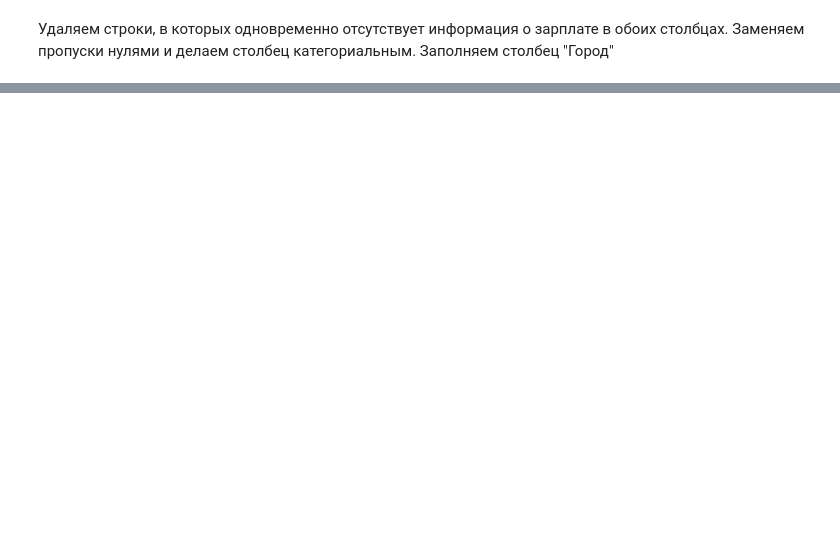
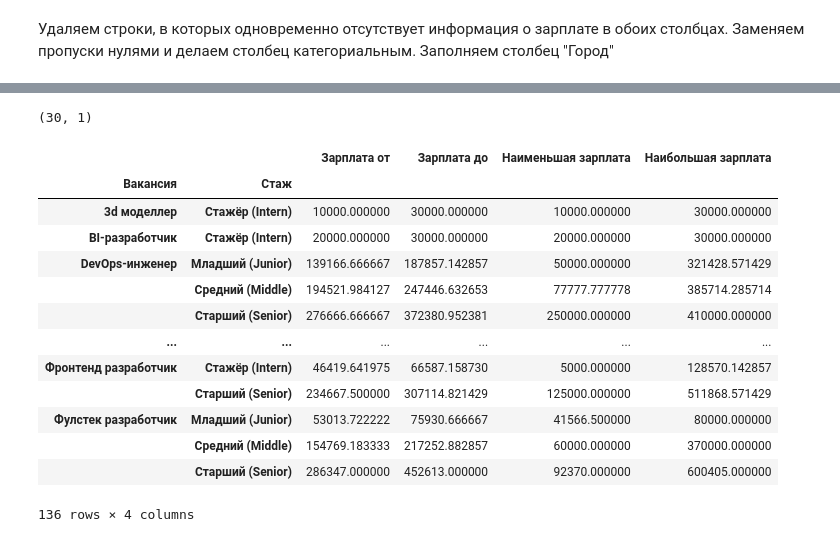
Before and after one commit to LadHrAnalytics/ML_HR, a Jupyter notebook: Notebooks/Habr_cleaning.ipynb, the cells around one changed output, grey strips where cells are left out. Drawn from its saved outputs; the diff is of its cells as text; code cells hidden in the pictures; blank space fills up the shorter version.

```diff
--- a/Notebooks/Habr_cleaning.ipynb
+++ b/Notebooks/Habr_cleaning.ipynb
@@ -137,0 +286,3 @@ df_prep = preprocessing_data(df_original)
+# %%
+df_analysis_uniq_exp = df_prep.groupby(['Вакансия'])['Стаж'].agg(['unique'])
+df_analysis_uniq_exp
@@ -137,0 +304,22 @@ df_prep = preprocessing_data(df_original)
+# %%
+filtered_df = df_analysis_uniq_exp[df_analysis_uniq_exp.apply(lambda x : len(x['unique']) <= 1, axis=1)]
+filtered_df
+# %% [output]
+(30, 1)
+# %%
+filtered_df.shape
+# %% [output]
+|  |  | Зарплата от | Зарплата до | Наименьшая зарплата | Наибольшая зарплата |
+| Вакансия | Стаж |  |  |  |  |
+| 3d моделлер | Стажёр (Intern) | 10000.000000 | 30000.000000 | 10000.000000 | 30000.000000 |
+| BI-разработчик | Стажёр (Intern) | 20000.000000 | 30000.000000 | 20000.000000 | 30000.000000 |
+| DevOps-инженер | Младший (Junior) | 139166.666667 | 187857.142857 | 50000.000000 | 321428.571429 |
+|  | Средний (Middle) | 194521.984127 | 247446.632653 | 77777.777778 | 385714.285714 |
+|  | Старший (Senior) | 276666.666667 | 372380.952381 | 250000.000000 | 410000.000000 |
+| ... | ... | ... | ... | ... | ... |
+| Фронтенд разработчик | Стажёр (Intern) | 46419.641975 | 66587.158730 | 5000.000000 | 128570.142857 |
+|  | Старший (Senior) | 234667.500000 | 307114.821429 | 125000.000000 | 511868.571429 |
+| Фулстек разработчик | Младший (Junior) | 53013.722222 | 75930.666667 | 41566.500000 | 80000.000000 |
+|  | Средний (Middle) | 154769.183333 | 217252.882857 | 60000.000000 | 370000.000000 |
+|  | Старший (Senior) | 286347.000000 | 452613.000000 | 92370.000000 | 600405.000000 |
+136 rows × 4 columns
```
Also changed, not shown: parts of 32 cells of this notebook.
